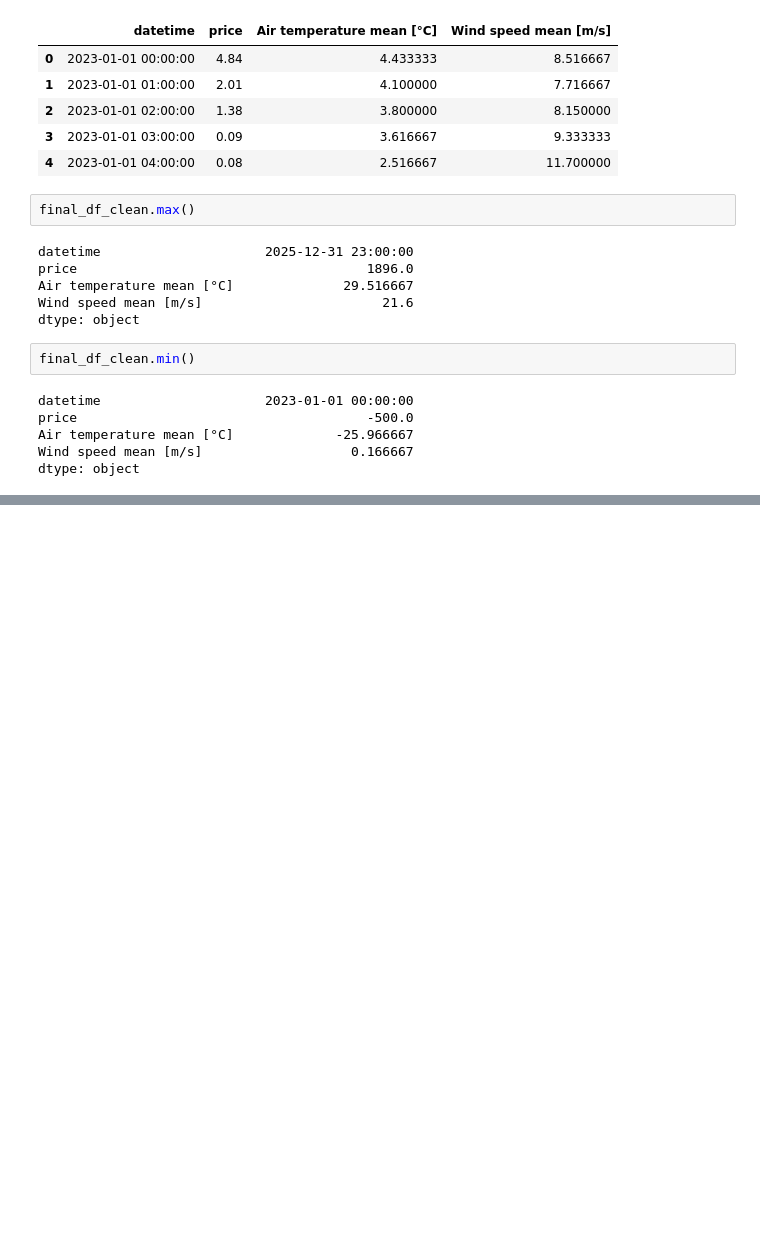
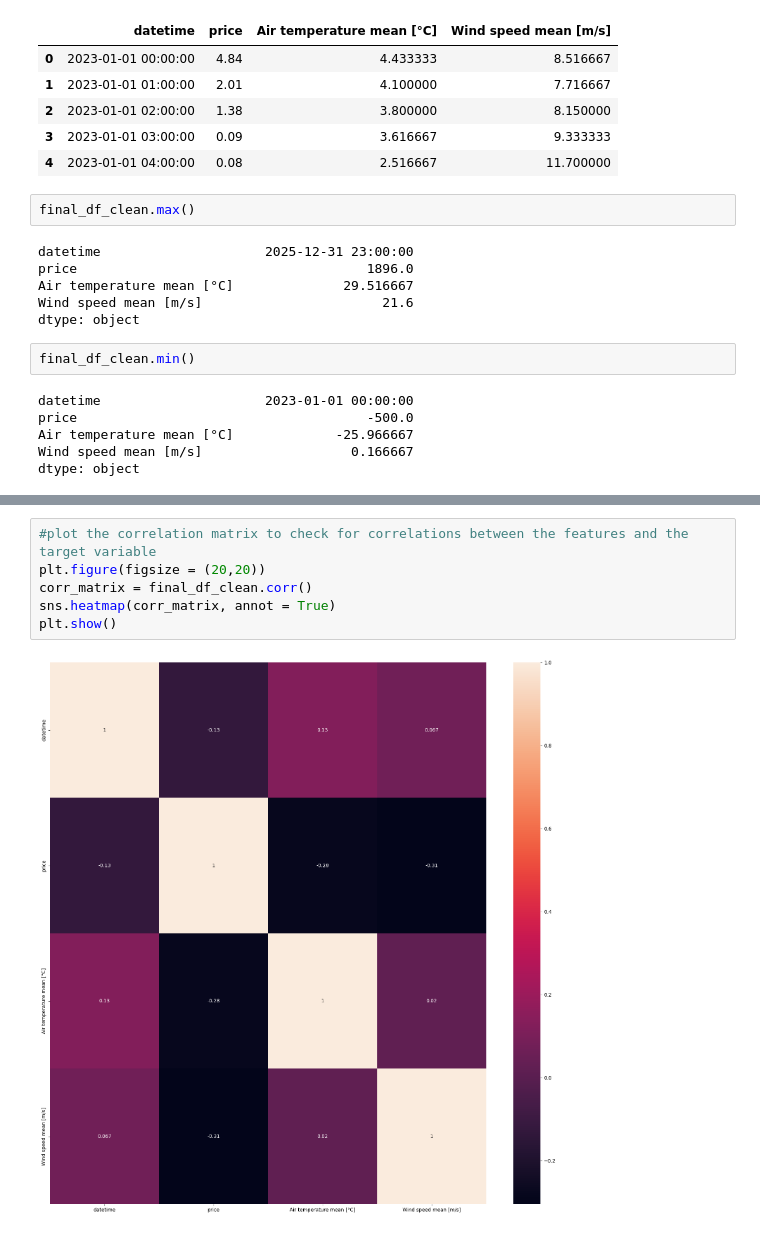
Before and after one commit to ThanSitt/nordpool_electricity_price_prediction, a Jupyter notebook: data/convertData/03_data_cleaning_and_alignment.ipynb, the cells around one changed output, grey strips where cells are left out. Cells and saved outputs as stored; diff of their text form; blank space fills up the shorter version.

```diff
--- a/data/convertData/03_data_cleaning_and_alignment.ipynb
+++ b/data/convertData/03_data_cleaning_and_alignment.ipynb
@@ -90,0 +110,8 @@ dtype: object
+# %%
+#plot the correlation matrix to check for correlations between the features and the target variable
+plt.figure(figsize = (20,20))
+corr_matrix = final_df_clean.corr()
+sns.heatmap(corr_matrix, annot = True)
+plt.show()
+# %% [output]
+[figure, added]
```
Also changed, not shown: parts of 4 cells of this notebook.
